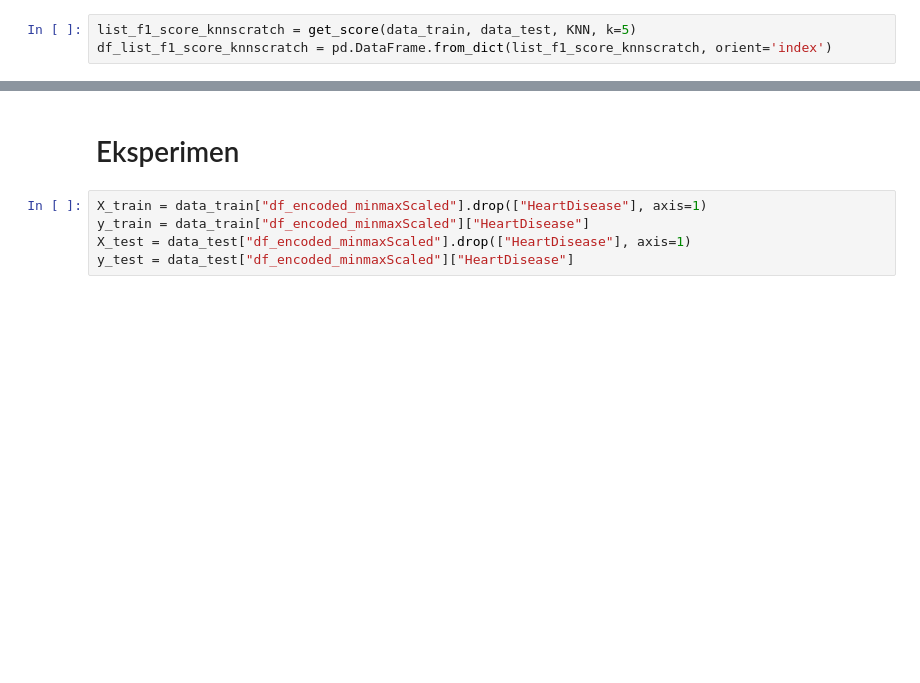
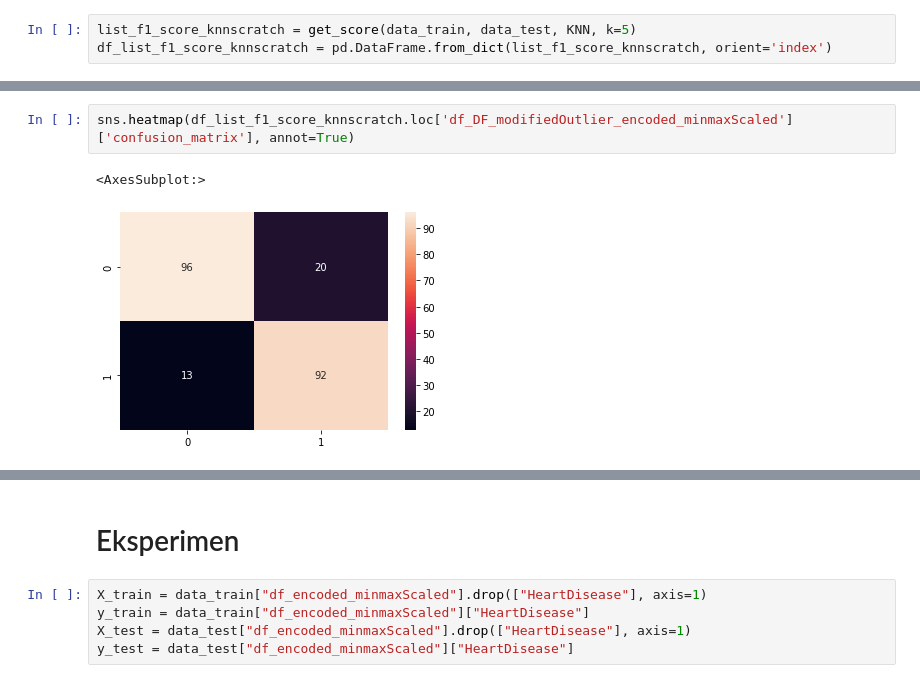
Before and after one commit to tridims/EDA-and-Machine-Learning-model-for-Heart-Disease-UCI-dataset, a Jupyter notebook: KNN.ipynb, the cells around one changed output, grey strips where cells are left out. Drawn from its saved outputs; the diff is of its cells as text; blank space fills up the shorter version.

```diff
--- a/KNN.ipynb
+++ b/KNN.ipynb
@@ -175,0 +180,5 @@ df_list_f1_score_knnscratch
+# %%
+sns.heatmap(df_list_f1_score_knnscratch.loc['df_DF_modifiedOutlier_encoded_minmaxScaled']['confusion_matrix'], annot=True)
+# %% [output]
+<AxesSubplot:>
+[figure, added]
```
Also changed, not shown: parts of 8 cells of this notebook, 31 other files.
